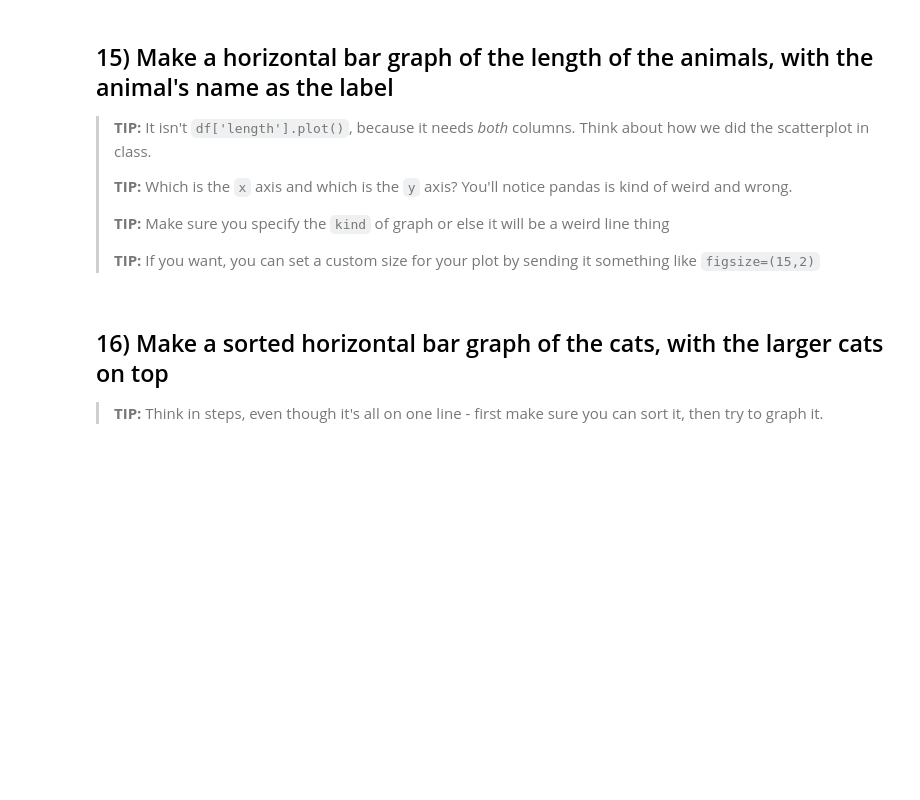
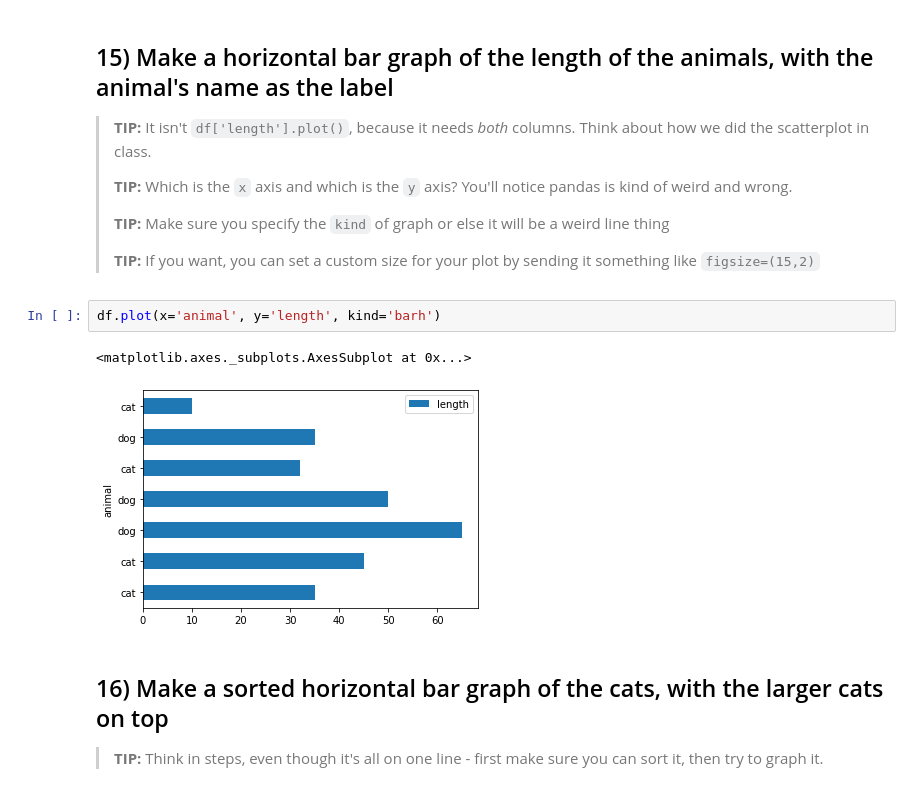
Before and after one commit to aliyaute/foundations_homework, a Jupyter notebook: 05-homework/01-Animals.ipynb, the cells around one changed output. Drawn from its saved outputs; the diff is of its cells as text; blank space fills up the shorter version.

```diff
--- a/05-homework/01-Animals.ipynb
+++ b/05-homework/01-Animals.ipynb
@@ -196,6 +245,11 @@ We didn't talk about how to make a histogram in class! It **does not** use `plot
 > **TIP:** Make sure you specify the `kind` of graph or else it will be a weird line thing
 >
 > **TIP:** If you want, you can set a custom size for your plot by sending it something like `figsize=(15,2)`
+# %%
+df.plot(x='animal', y='length', kind='barh')
+# %% [output]
+<matplotlib.axes._subplots.AxesSubplot at 0x...>
+[figure, added]
 # %% [markdown]
 ## 16) Make a sorted horizontal bar graph of the cats, with the larger cats on top
 
```
Also changed, not shown: parts of 15 cells of this notebook, 2 other files.
